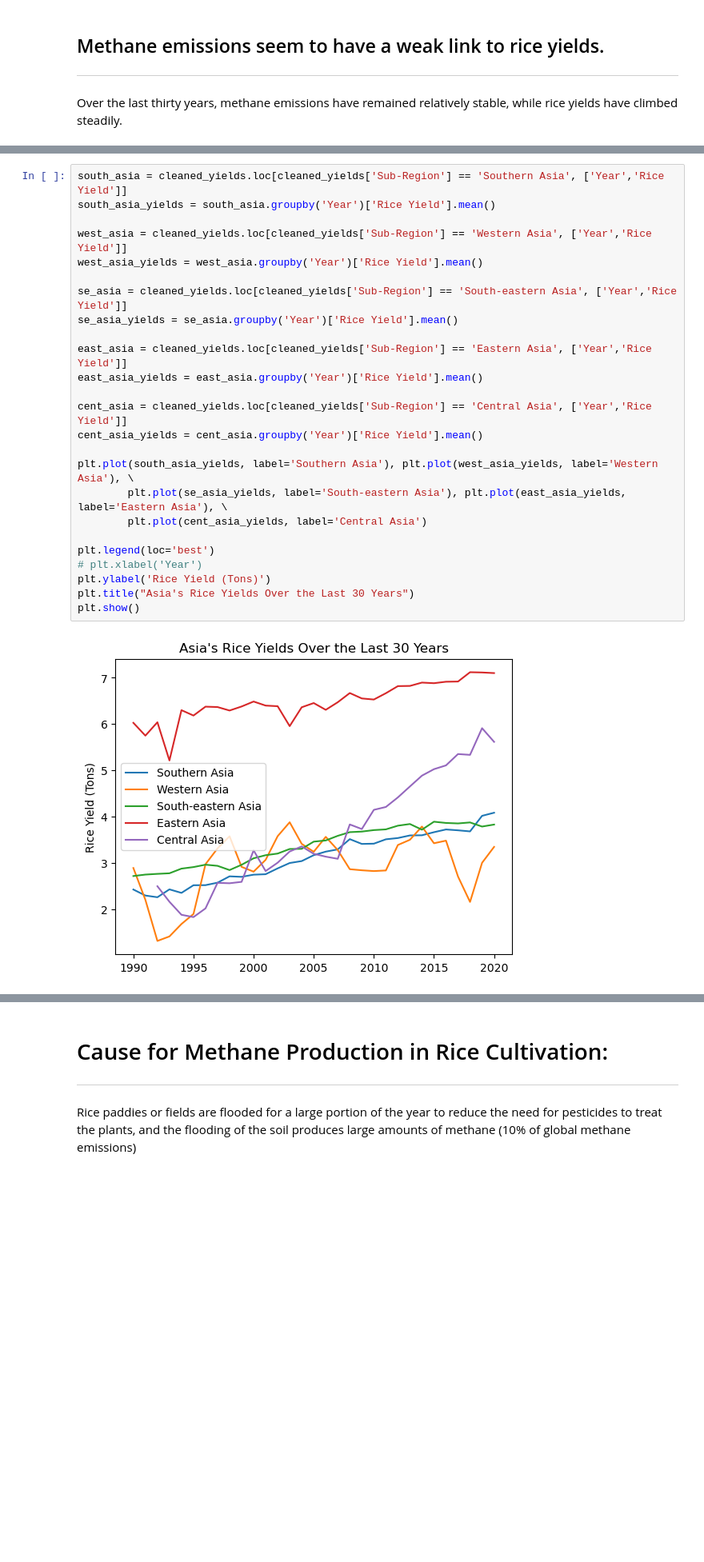
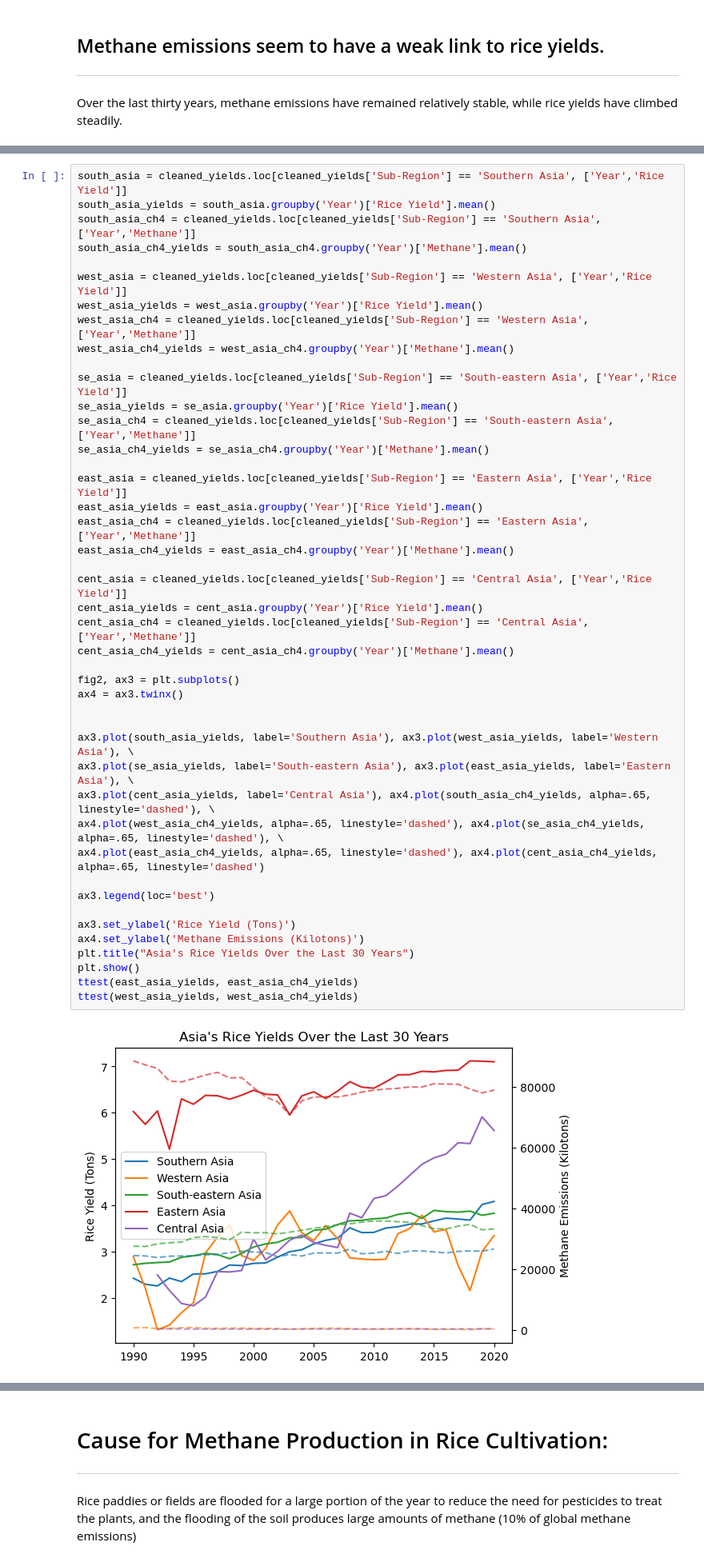
Before and after one commit to dpinsky1/Cancer, a Jupyter notebook: davids_file.ipynb, the cells around one changed output, grey strips where cells are left out. Shown at 80% size. Saved outputs shown, nothing was run; the diff lists cells and outputs as text; blank space fills up the shorter version.

Commit message:
Lin Regression complete. Visuals updated.

```diff
--- a/davids_file.ipynb
+++ b/davids_file.ipynb
@@ -178,27 +159,46 @@ Over the last thirty years, methane emissions have remained relatively stable, w
 # %%
 south_asia = cleaned_yields.loc[cleaned_yields['Sub-Region'] == 'Southern Asia', ['Year','Rice Yield']]
 south_asia_yields = south_asia.groupby('Year')['Rice Yield'].mean()
+south_asia_ch4 = cleaned_yields.loc[cleaned_yields['Sub-Region'] == 'Southern Asia', ['Year','Methane']]
+south_asia_ch4_yields = south_asia_ch4.groupby('Year')['Methane'].mean()
 
 west_asia = cleaned_yields.loc[cleaned_yields['Sub-Region'] == 'Western Asia', ['Year','Rice Yield']]
 west_asia_yields = west_asia.groupby('Year')['Rice Yield'].mean()
+west_asia_ch4 = cleaned_yields.loc[cleaned_yields['Sub-Region'] == 'Western Asia', ['Year','Methane']]
+west_asia_ch4_yields = west_asia_ch4.groupby('Year')['Methane'].mean()
 
 se_asia = cleaned_yields.loc[cleaned_yields['Sub-Region'] == 'South-eastern Asia', ['Year','Rice Yield']]
 se_asia_yields = se_asia.groupby('Year')['Rice Yield'].mean()
+se_asia_ch4 = cleaned_yields.loc[cleaned_yields['Sub-Region'] == 'South-eastern Asia', ['Year','Methane']]
+se_asia_ch4_yields = se_asia_ch4.groupby('Year')['Methane'].mean()
 
 east_asia = cleaned_yields.loc[cleaned_yields['Sub-Region'] == 'Eastern Asia', ['Year','Rice Yield']]
 east_asia_yields = east_asia.groupby('Year')['Rice Yield'].mean()
+east_asia_ch4 = cleaned_yields.loc[cleaned_yields['Sub-Region'] == 'Eastern Asia', ['Year','Methane']]
+east_asia_ch4_yields = east_asia_ch4.groupby('Year')['Methane'].mean()
 
 cent_asia = cleaned_yields.loc[cleaned_yields['Sub-Region'] == 'Central Asia', ['Year','Rice Yield']]
 cent_asia_yields = cent_asia.groupby('Year')['Rice Yield'].mean()
+cent_asia_ch4 = cleaned_yields.loc[cleaned_yields['Sub-Region'] == 'Central Asia', ['Year','Methane']]
+cent_asia_ch4_yields = cent_asia_ch4.groupby('Year')['Methane'].mean()
 
-plt.plot(south_asia_yields, label='Southern Asia'), plt.plot(west_asia_yields, label='Western Asia'), \
-        plt.plot(se_asia_yields, label='South-eastern Asia'), plt.plot(east_asia_yields, label='Eastern Asia'), \
-        plt.plot(cent_asia_yields, label='Central Asia')
+fig2, ax3 = plt.subplots()
+ax4 = ax3.twinx()
 
-plt.legend(loc='best')
-# plt.xlabel('Year')
-plt.ylabel('Rice Yield (Tons)')
+
+ax3.plot(south_asia_yields, label='Southern Asia'), ax3.plot(west_asia_yields, label='Western Asia'), \
+ax3.plot(se_asia_yields, label='South-eastern Asia'), ax3.plot(east_asia_yields, label='Eastern Asia'), \
+ax3.plot(cent_asia_yields, label='Central Asia'), ax4.plot(south_asia_ch4_yields, alpha=.65, linestyle='dashed'), \
+ax4.plot(west_asia_ch4_yields, alpha=.65, linestyle='dashed'), ax4.plot(se_asia_ch4_yields, alpha=.65, linestyle='dashed'), \
+ax4.plot(east_asia_ch4_yields, alpha=.65, linestyle='dashed'), ax4.plot(cent_asia_ch4_yields, alpha=.65, linestyle='dashed')
+
+ax3.legend(loc='best')
+
+ax3.set_ylabel('Rice Yield (Tons)')
+ax4.set_ylabel('Methane Emissions (Kilotons)')
 plt.title("Asia's Rice Yields Over the Last 30 Years")
 plt.show()
+ttest(east_asia_yields, east_asia_ch4_yields)
+ttest(west_asia_yields, west_asia_ch4_yields)
 # %% [output]
-[figure, old version]
+[figure, new version]
```
Also changed, not shown: parts of 14 cells of this notebook.
